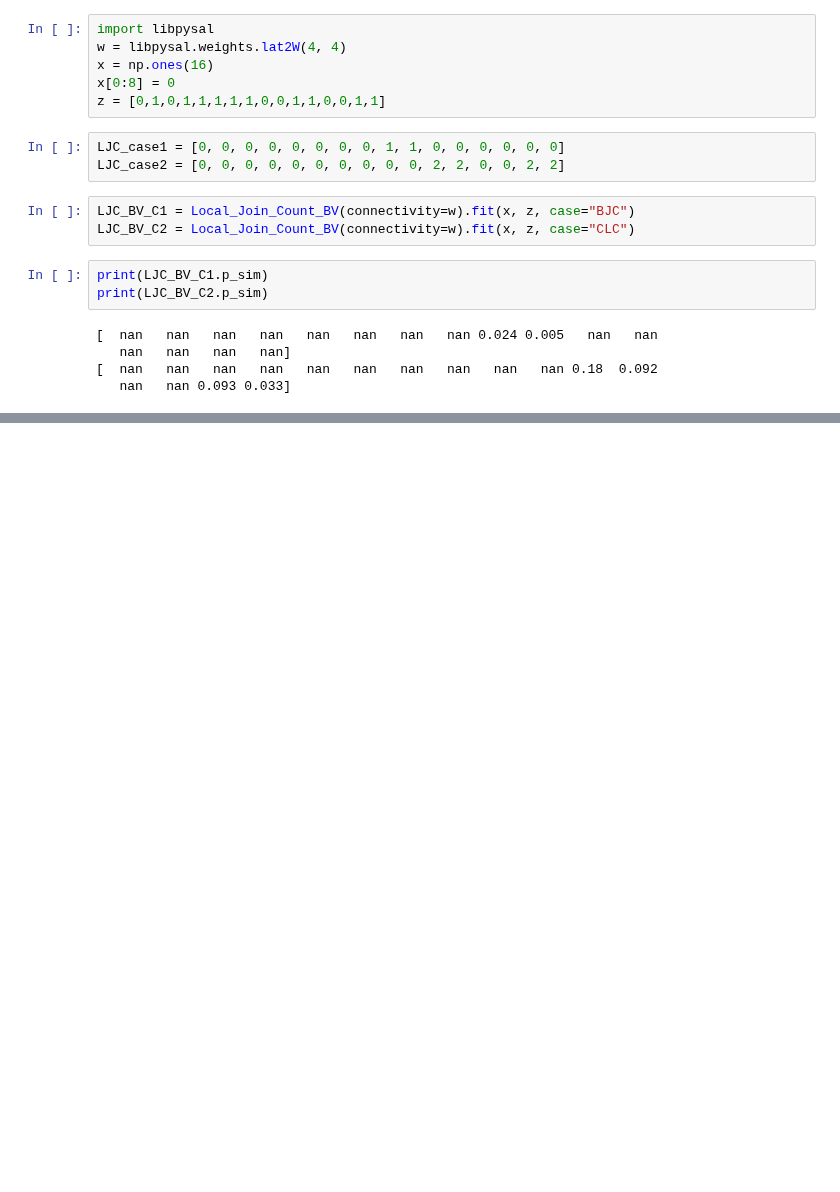
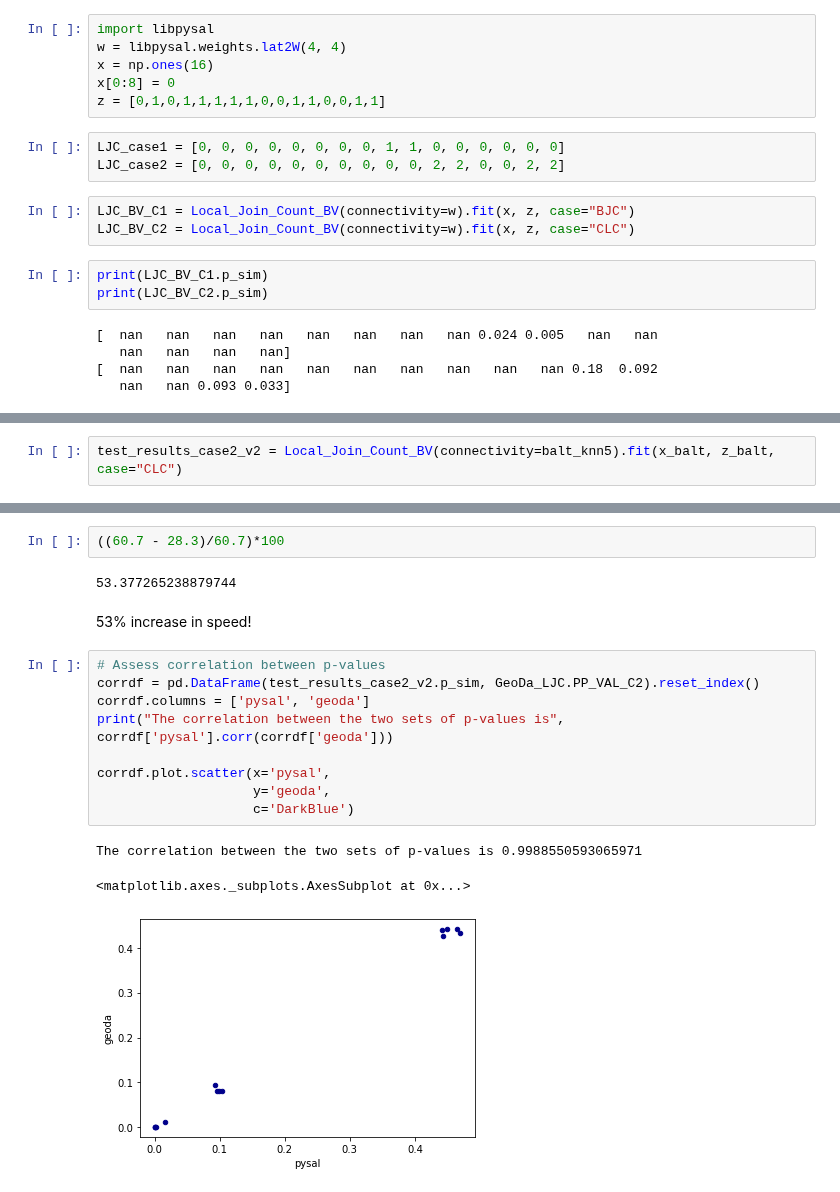
Before and after one commit to jeffcsauer/GSOC2020, a Jupyter notebook: validation/Validation_LJC_bivariate.ipynb, the cells around one changed output, grey strips where cells are left out. Drawn from its saved outputs; the diff is of its cells as text; blank space fills up the shorter version.

```diff
--- a/validation/Validation_LJC_bivariate.ipynb
+++ b/validation/Validation_LJC_bivariate.ipynb
@@ -1028,0 +994,2 @@ def compute_chunk(
+# %%
+test_results_case2_v2 = Local_Join_Count_BV(connectivity=balt_knn5).fit(x_balt, z_balt, case="CLC")
@@ -1028,0 +1000,19 @@ def compute_chunk(
+# %%
+((60.7 - 28.3)/60.7)*100
+# %% [output]
+53.377265238879744
+# %% [markdown]
+53% increase in speed!
+# %%
+# Assess correlation between p-values
+corrdf = pd.DataFrame(test_results_case2_v2.p_sim, GeoDa_LJC.PP_VAL_C2).reset_index()
+corrdf.columns = ['pysal', 'geoda']
+print("The correlation between the two sets of p-values is", corrdf['pysal'].corr(corrdf['geoda']))
+
+corrdf.plot.scatter(x='pysal',
+                    y='geoda',
+                    c='DarkBlue')
+# %% [output]
+The correlation between the two sets of p-values is 0.9988550593065971
+<matplotlib.axes._subplots.AxesSubplot at 0x...>
+[figure, added]
```
Also changed, not shown: parts of 30 cells of this notebook, 6 other files.
